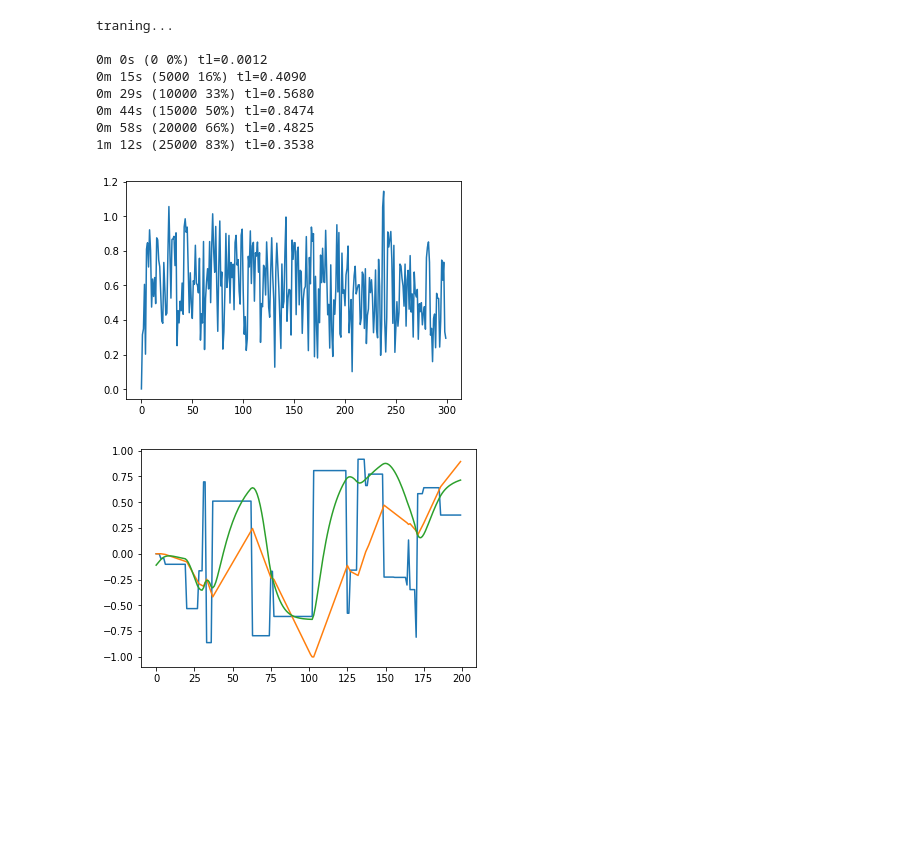
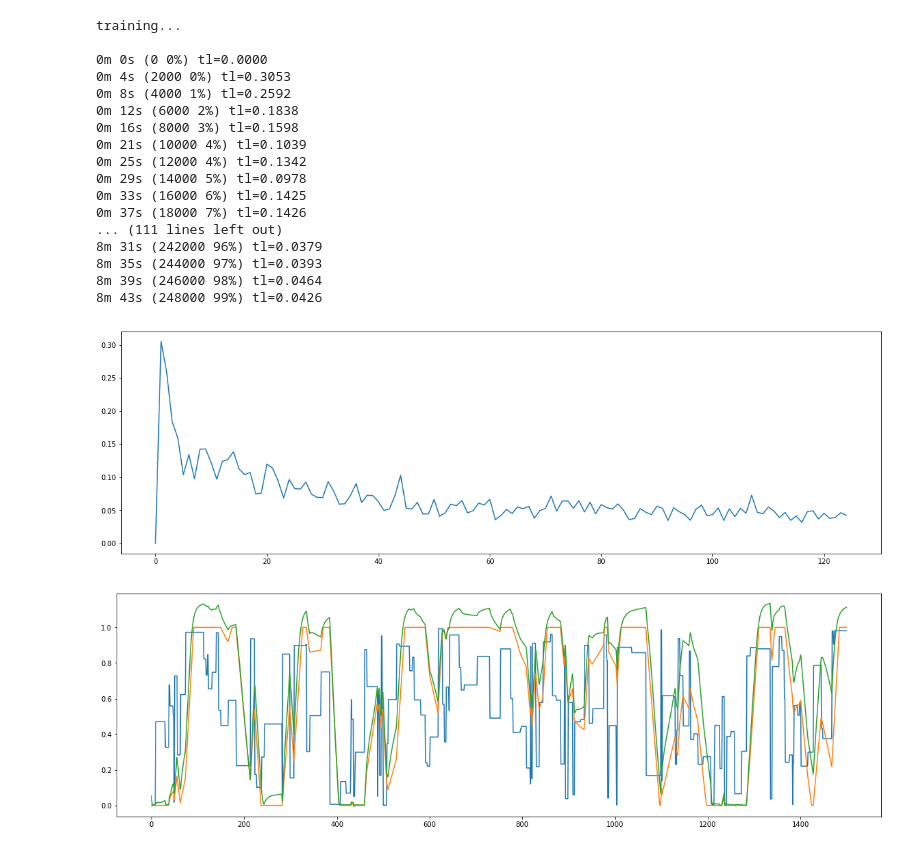
Before and after one commit to Belerafon/GRU_integral, a Jupyter notebook: GRU_test.ipynb, the cells around one changed output. Cells and saved outputs as stored; diff of their text form; code cells hidden in the pictures; blank space fills up the shorter version.

```diff
--- a/GRU_test.ipynb
+++ b/GRU_test.ipynb
@@ -45,15 +47,19 @@ from torch import optim
 class RNN(nn.Module):
     def __init__(self, input_size, hidden_size, output_size):
         super(RNN, self).__init__()
-        self.number_of_layers=2
+        self.number_of_layers=1
         self.hidden_size = hidden_size
         self.gru = nn.GRU(input_size, hidden_size,self.number_of_layers)
-        self.gru2o = nn.Linear(hidden_size, output_size)
+        self.Dense1 = nn.Linear(hidden_size, hidden_size)
+        self.Dense1A = nn.ReLU()
+        self.Dense2 = nn.Linear(hidden_size, output_size)
 
 
     def forward(self, input, hidden):
         gru_output, hidden = self.gru(input, hidden)
-        output=self.gru2o(gru_output)
+        Dense1Out=self.Dense1(gru_output)
+        Dense1OutAct=self.Dense1A(Dense1Out)
+        output=self.Dense2(Dense1OutAct)
         return output, hidden
 
     def initHidden(self):
@@ -69,70 +75,84 @@ def timeSince(since):
     m = math.floor(s / 60)
     s -= m * 60
     return '%dm %ds' % (m, s)
-rnn = RNN(1, 30, 1)
+rnn = RNN(1, 50, 1)
 
-n_iters = 30000
-print_every = 5000
-plot_every = 100
+n_iters = 250000
+print_every = 2000
+plot_every = 2000
 all_losses = []
-total_loss = 0 # Reset every plot_every iters
+total_loss_print = 0
+total_loss_plot = 0
+
 criterion=nn.L1Loss()
 
-print("traning...\n")
+print("training...\n")
 
 start = time.time()
 optimizer = optim.Adam(rnn.parameters(), lr=0.0002)
 rnn_hidden = rnn.initHidden()
 rnn.zero_grad()
 loss = 0
-test_num=0
+#for gata_q in range(int(n_iters/500)):
+#    rnn_hidden = rnn.initHidden()
+
 input_data,output_data=generate_data(n_iters)
 for data_index in range(len(input_data)):
     input_tensor=torch.zeros(1, 1, 1)
     input_tensor[0][0][0]=input_data[data_index]
 
     output_tensor=torch.zeros(1, 1, 1)
     output_tensor[0][0][0]=output_data[data_index]
 
     rnn_output, rnn_hidden = rnn(Variable(input_tensor), rnn_hidden)
     loss += criterion(rnn_output, Variable(output_tensor))
 
 
-    if data_index%50==0:
+    if data_index%2==0:
         loss.backward()
 
-        total_loss += loss.data[0]
+        total_loss_print += loss.data[0]
+        total_loss_plot += loss.data[0]
         optimizer.step()
         rnn_hidden=Variable(rnn_hidden.data)
         rnn.zero_grad()
         loss = 0
 
-        if data_index % print_every == 0:
-            print('%s (%d %d%%) tl=%.4f' % (timeSince(start), data_index, data_index / n_iters * 100,total_loss/plot_every))
+    if data_index % print_every == 0:
+        print('%s (%d %d%%) tl=%.4f' % (timeSince(start), data_index, data_index / n_iters * 100,total_loss_print/print_every))
+        total_loss_print = 0
 
-        if data_index % plot_every == 0:
-            all_losses.append(total_loss / plot_every)
-            total_loss = 0
+    if data_index % plot_every == 0:
+        all_losses.append(total_loss_plot / plot_every)
+        total_loss_plot = 0
 
-        test_num+=1
 
 
 import matplotlib.pyplot as plt
 import matplotlib.ticker as ticker
 
 plt.figure()
 plt.plot(all_losses)
 plt.show()
 # %% [output]
-traning...
+training...
 
-0m 0s (0 0%) tl=0.0012
-0m 15s (5000 16%) tl=0.4090
-0m 29s (10000 33%) tl=0.5680
-0m 44s (15000 50%) tl=0.8474
-0m 58s (20000 66%) tl=0.4825
-1m 12s (25000 83%) tl=0.3538
+0m 0s (0 0%) tl=0.0000
+0m 4s (2000 0%) tl=0.3053
+0m 8s (4000 1%) tl=0.2592
+0m 12s (6000 2%) tl=0.1838
+0m 16s (8000 3%) tl=0.1598
+0m 21s (10000 4%) tl=0.1039
+0m 25s (12000 4%) tl=0.1342
+0m 29s (14000 5%) tl=0.0978
+0m 33s (16000 6%) tl=0.1425
+0m 37s (18000 7%) tl=0.1426
+... (111 lines left out)
+8m 31s (242000 96%) tl=0.0379
+8m 35s (244000 97%) tl=0.0393
+8m 39s (246000 98%) tl=0.0464
+8m 43s (248000 99%) tl=0.0426
-[figure, old version]
+[figure, new version]
 # %%
 rnn_hidden = rnn.initHidden()
 
@@ -140,7 +160,7 @@ rnn.zero_grad()
 loss = 0
 
 rnn_output_data=[]
-input_data,output_data=generate_data(200)
+input_data,output_data=generate_data(1500)
 for data_index in range(len(input_data)):
     input_tensor=torch.zeros(1, 1, 1)
     input_tensor[0][0][0]=input_data[data_index]
@@ -152,4 +172,4 @@ plt.plot(output_data)#ogange
 plt.plot(rnn_output_data)#green
 plt.show()
 # %% [output]
-[figure, old version]
+[figure, new version]
```
Also changed, not shown: parts of 1 cell of this notebook.
